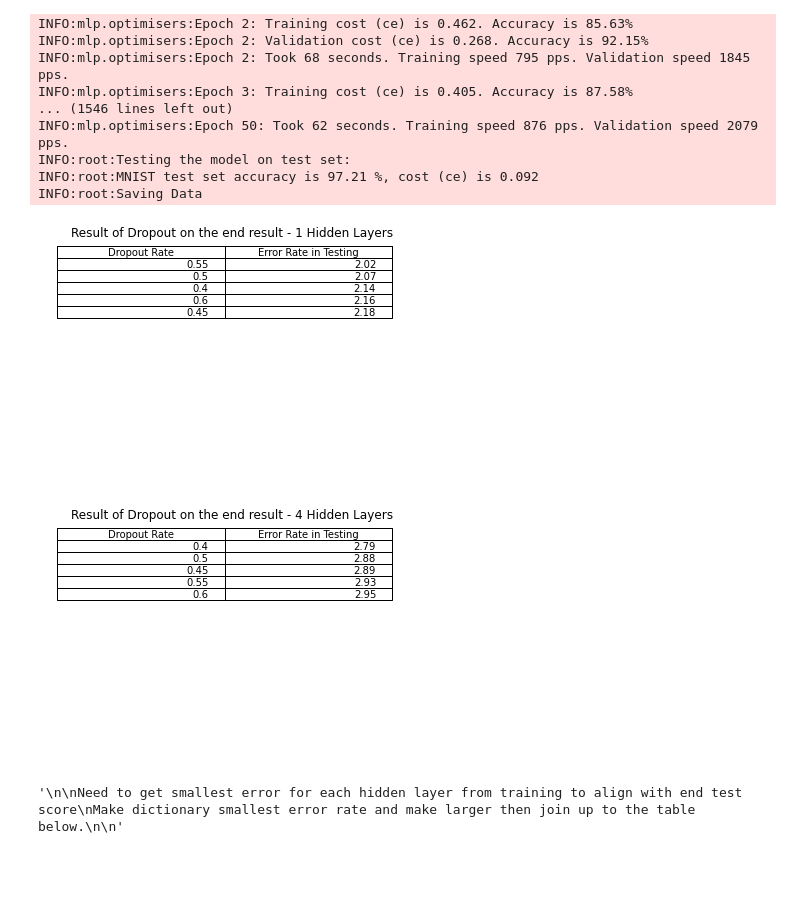
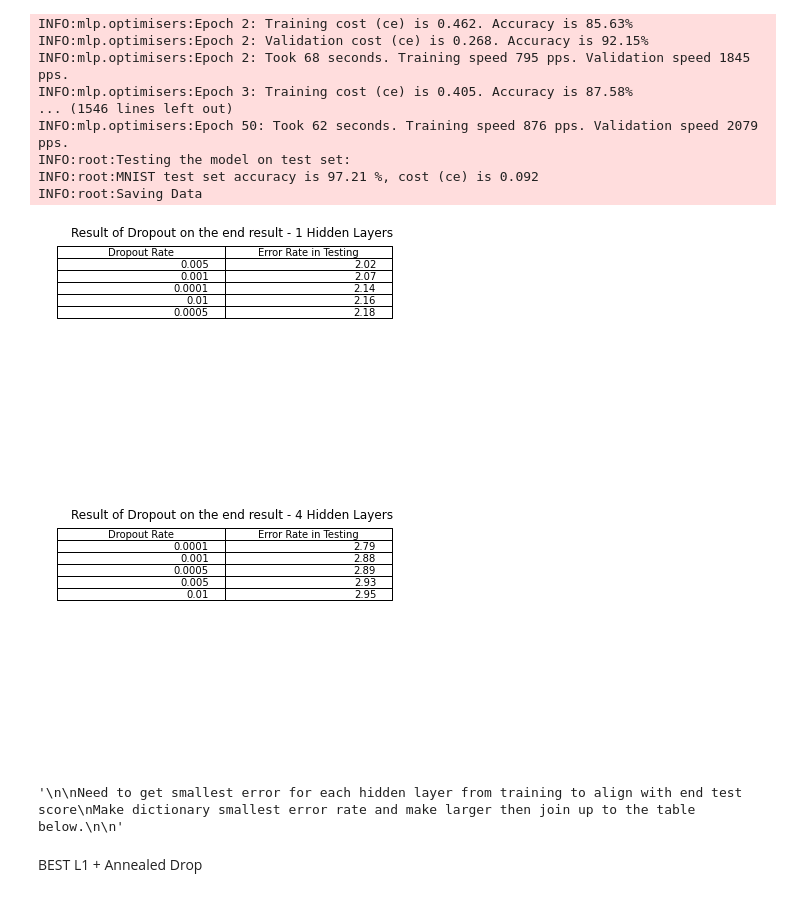
Before and after one commit to joeyearsley/mlpractical, a Jupyter notebook: Grid Search.ipynb, the cells around one changed output. Saved outputs shown, nothing was run; the diff lists cells and outputs as text; code cells hidden in the pictures; blank space fills up the shorter version.

```diff
--- a/Grid Search.ipynb
+++ b/Grid Search.ipynb
@@ -701,7 +701,7 @@ shelve_p = shelve.open("dropAnnRegExperiments")
 tracker = []
 
 
-dropout = [0.6,0.55,0.5,0.45,0.4]
+dropout = [0.01,0.005,0.001,0.0005,0.0001]
 for val in xrange(0,5):
     tracker.append([dropout[val], 100-(100*shelve_p[('dropAF0'+str(val))][2][1])])
 
@@ -710,33 +710,35 @@ tracker.sort(key=lambda x: x[1])
 columns = ('Dropout Rate', 'Error Rate in Testing')
 plt.axis('off')
 plt.title('Result of Dropout on the end result - 1 Hidden Layers')
 #Test_cont is defined above - its a list of lists in the form [LearningRate, ErrorRate]
 plt.table(cellText=tracker,colLabels=columns, loc='best')
 
 plt.show()
 
 tracker = []
 for val in xrange(0,5):
     tracker.append([dropout[val], 100-(100*shelve_p[('dropAF1'+str(val))][2][1])])
 
 tracker.sort(key=lambda x: x[1])
 #Plot table, with these columns
 columns = ('Dropout Rate', 'Error Rate in Testing')
 plt.axis('off')
 plt.title('Result of Dropout on the end result - 4 Hidden Layers')
 #Test_cont is defined above - its a list of lists in the form [LearningRate, ErrorRate]
 plt.table(cellText=tracker,colLabels=columns, loc='best')
 
 plt.show()
 
 #
 '''
 
 Need to get smallest error for each hidden layer from training to align with end test score
 Make dictionary smallest error rate and make larger then join up to the table below.
 
 '''
 # %% [output]
-[figure, old version]
+[figure, new version]
-[figure, old version]
+[figure, new version]
 '\n\nNeed to get smallest error for each hidden layer from training to align with end test score\nMake dictionary smallest error rate and make larger then join up to the table below.\n\n'
+# %% [markdown]
+BEST L1 + Annealed Drop
```
Also changed, not shown: parts of 11 cells of this notebook, 12 other files.
